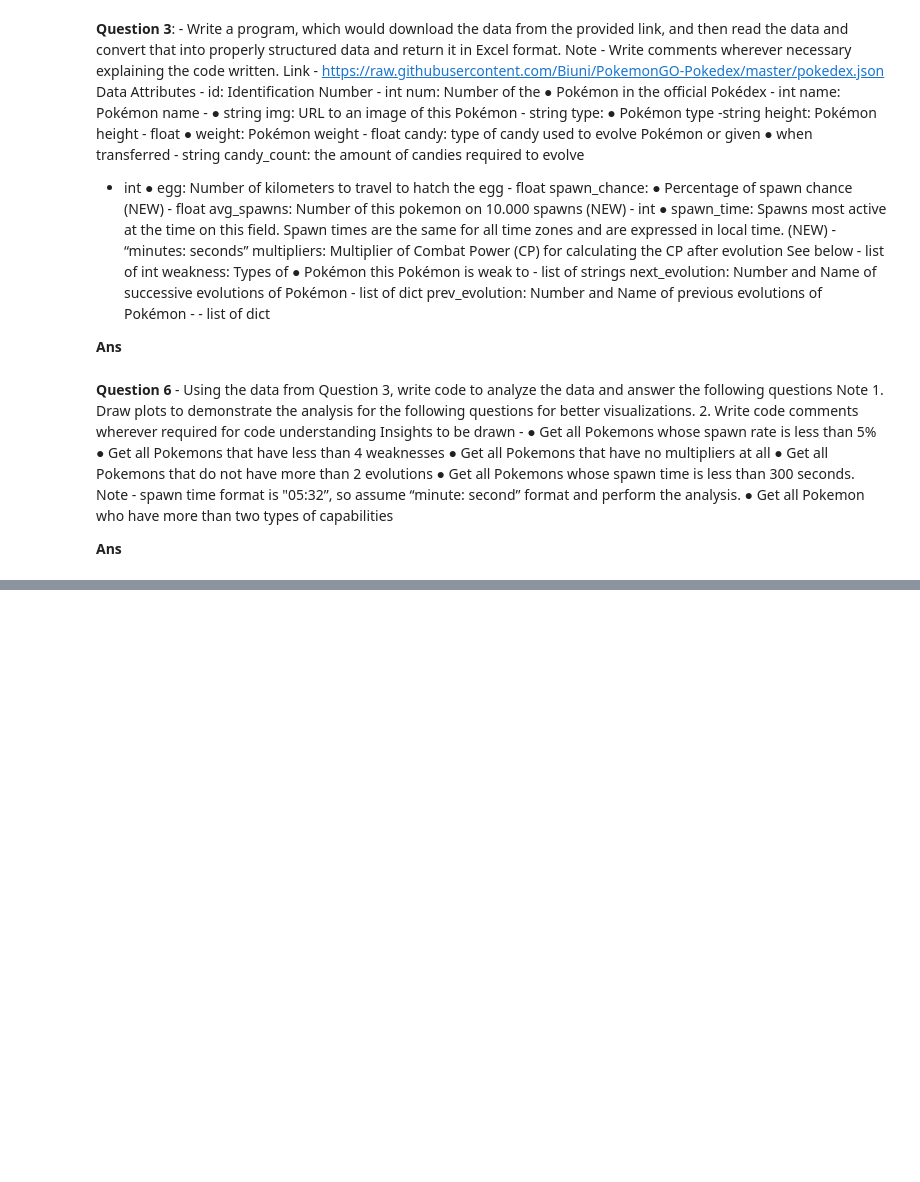
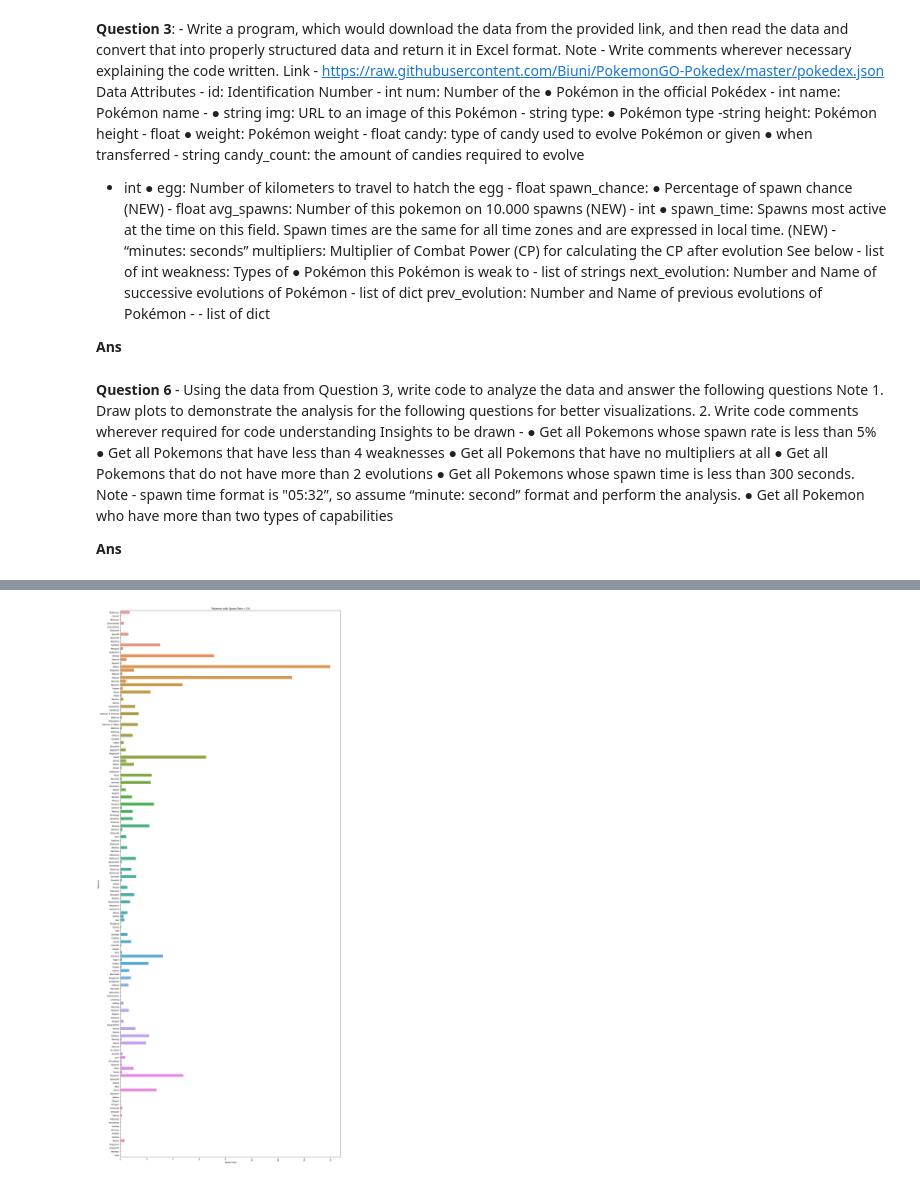
Before and after one commit to miqbal303/DataScience_Mendatory_Assignment, a Jupyter notebook: Python/Problem3&6.ipynb, the cells around one changed output, grey strips where cells are left out. Cells and saved outputs as stored; diff of their text form; code cells hidden in the pictures; blank space fills up the shorter version.

Commit message:
Merge branch 'main' of https://github.com/miqbal303/DataScience_Mendatory_Assignment

```diff
--- a/Python/Problem3&6.ipynb
+++ b/Python/Problem3&6.ipynb
@@ -152,0 +183,15 @@ df.head()
+# %%
+# Create a bar plot
+plt.figure(figsize=(20,50))
+sns.barplot(x ='spawn_chance', y ='name',data=df)
+
+# Customize the plot
+
+plt.title('Pokemon with Spawn Rate < 5%')
+plt.xlabel('Spawn Rate')
+plt.ylabel('Pokemon')
+
+# Display the plot
+plt.show()
+# %% [output]
+[figure, added]
```
Also changed, not shown: parts of 19 cells of this notebook, 22 other files.
